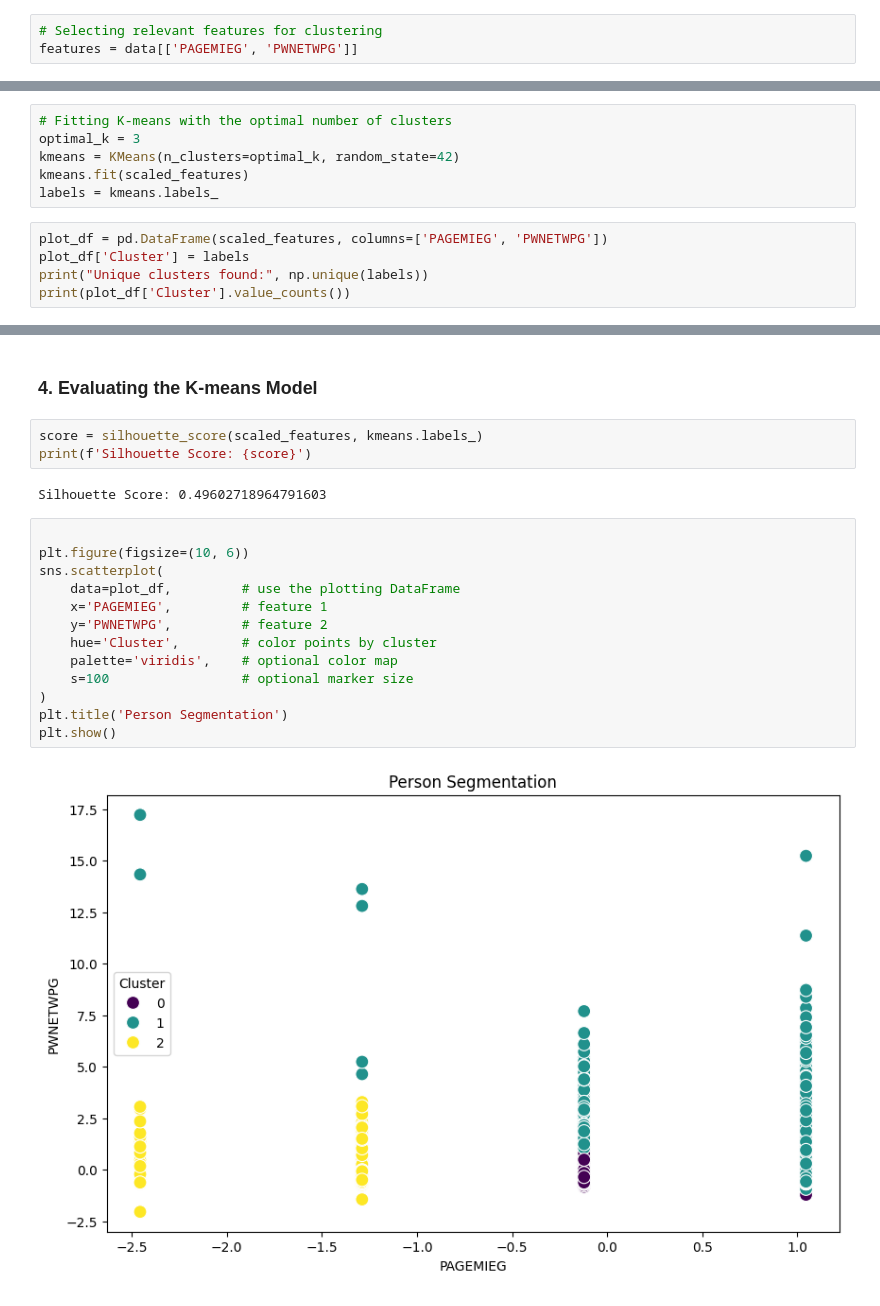
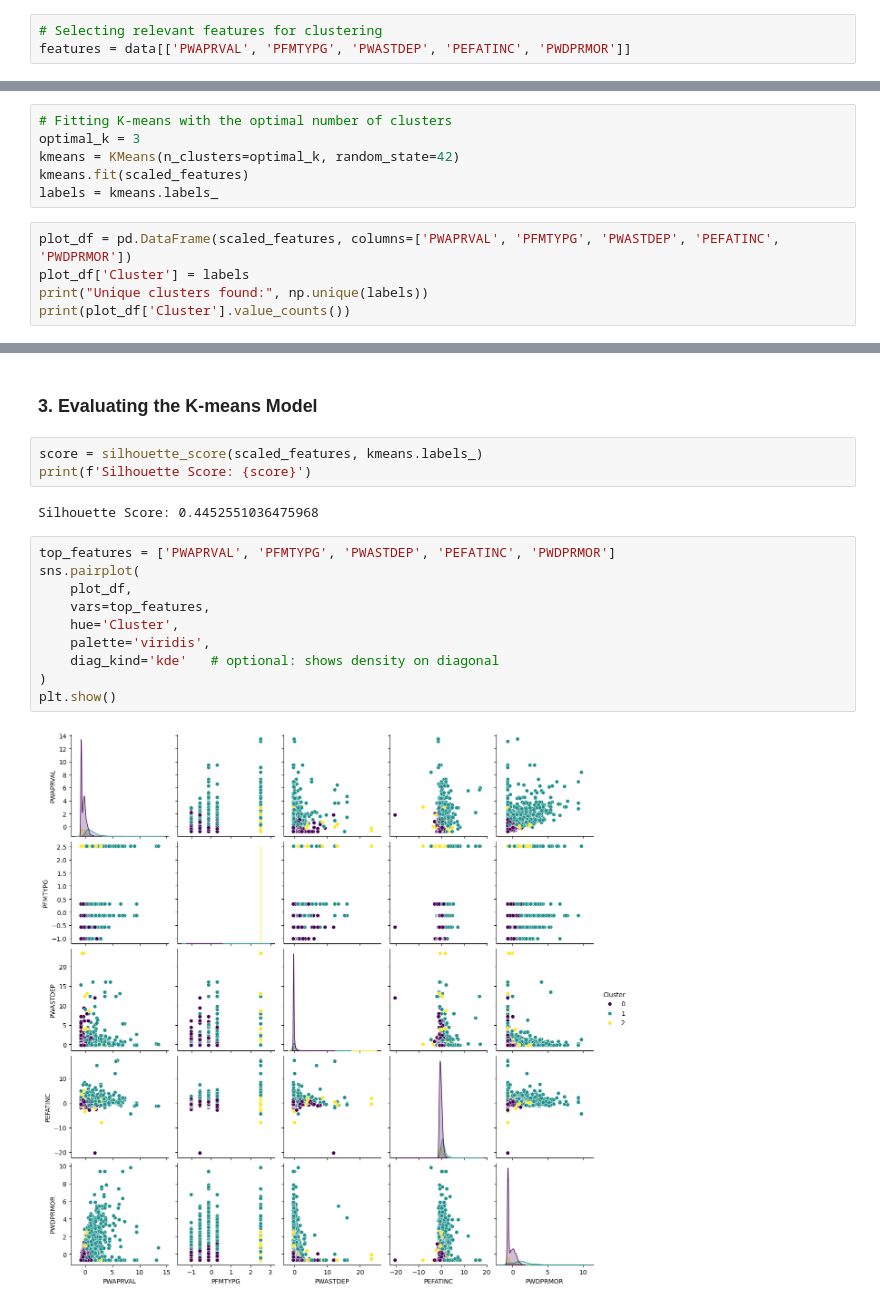
Before and after one commit to UT-Shelly/Datathon2026, a Jupyter notebook: personal_finance_analysis.ipynb, the cells around one changed output, grey strips where cells are left out. Saved outputs shown, nothing was run; the diff lists cells and outputs as text.

```diff
--- a/personal_finance_analysis.ipynb
+++ b/personal_finance_analysis.ipynb
@@ -225,7 +490,7 @@ Doing segmentation using k-means clustering.
 ### 1. Preprocessing Data
 # %%
 # Selecting relevant features for clustering
-features = data[['PAGEMIEG', 'PWNETWPG']]
+features = data[['PWAPRVAL', 'PFMTYPG', 'PWASTDEP', 'PEFATINC', 'PWDPRMOR']]
 # %%
 # Standardizing the features
 scaler = StandardScaler()
@@ -241,7 +504,7 @@ kmeans = KMeans(n_clusters=optimal_k, random_state=42)
 kmeans.fit(scaled_features)
 labels = kmeans.labels_
 # %%
-plot_df = pd.DataFrame(scaled_features, columns=['PAGEMIEG', 'PWNETWPG'])
+plot_df = pd.DataFrame(scaled_features, columns=['PWAPRVAL', 'PFMTYPG', 'PWASTDEP', 'PEFATINC', 'PWDPRMOR'])
 plot_df['Cluster'] = labels
 print("Unique clusters found:", np.unique(labels))
 print(plot_df['Cluster'].value_counts())
@@ -254,24 +517,21 @@ Cluster
 Name: count, dtype: int64
 # %% [markdown]
-### 4. Evaluating the K-means Model
+### 3. Evaluating the K-means Model
 # %%
 score = silhouette_score(scaled_features, kmeans.labels_)
 print(f'Silhouette Score: {score}')
 # %% [output]
-Silhouette Score: 0.49602718964791603
+Silhouette Score: 0.4452551036475968
 # %%
-
-plt.figure(figsize=(10, 6))
-sns.scatterplot(
-    data=plot_df,         # use the plotting DataFrame
-    x='PAGEMIEG',         # feature 1
-    y='PWNETWPG',         # feature 2
-    hue='Cluster',        # color points by cluster
-    palette='viridis',    # optional color map
-    s=100                 # optional marker size
+top_features = ['PWAPRVAL', 'PFMTYPG', 'PWASTDEP', 'PEFATINC', 'PWDPRMOR']
+sns.pairplot(
+    plot_df,
+    vars=top_features,
+    hue='Cluster',
+    palette='viridis',
+    diag_kind='kde'   # optional: shows density on diagonal
 )
-plt.title('Person Segmentation')
 plt.show()
 # %% [output]
-[figure, old version]
+[figure, new version]
 # %% [markdown]
```
Also changed, not shown: parts of 39 cells of this notebook.
